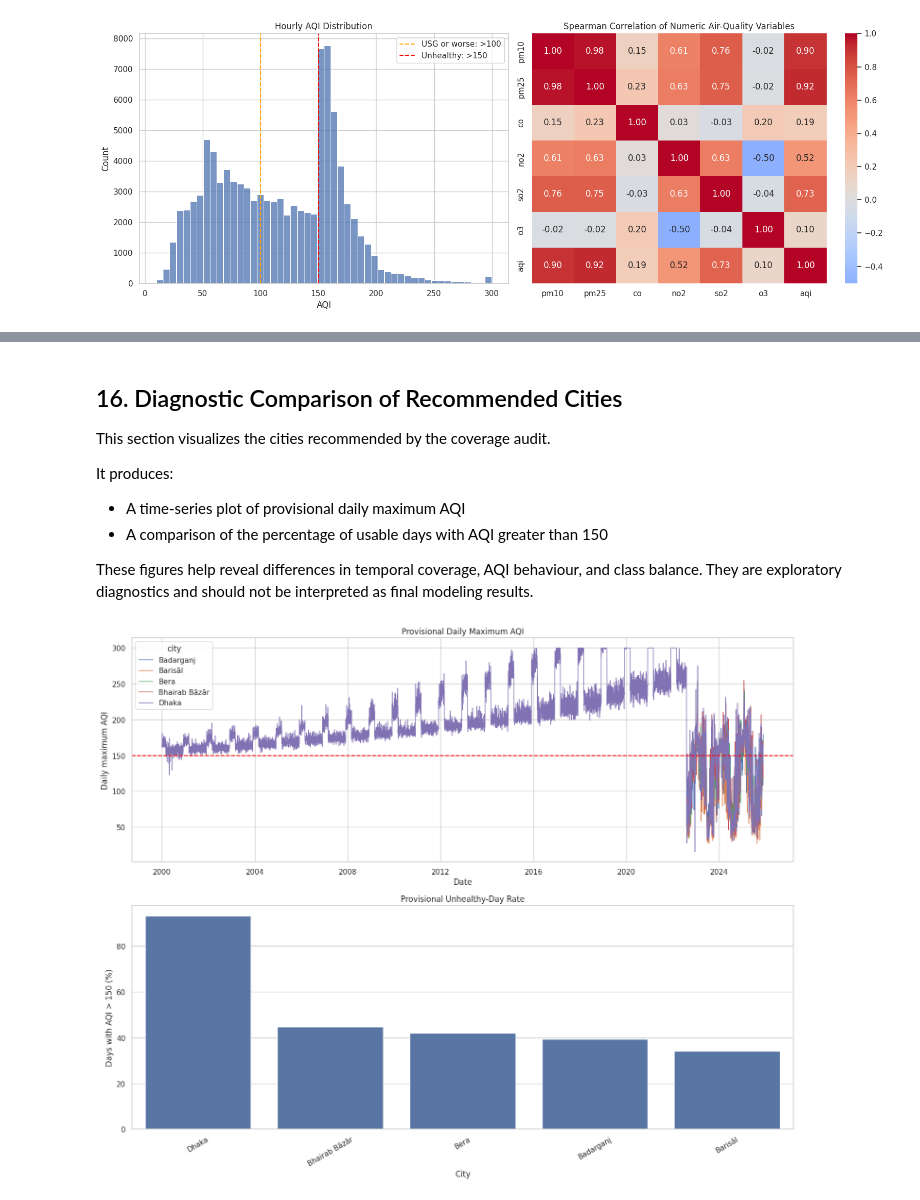
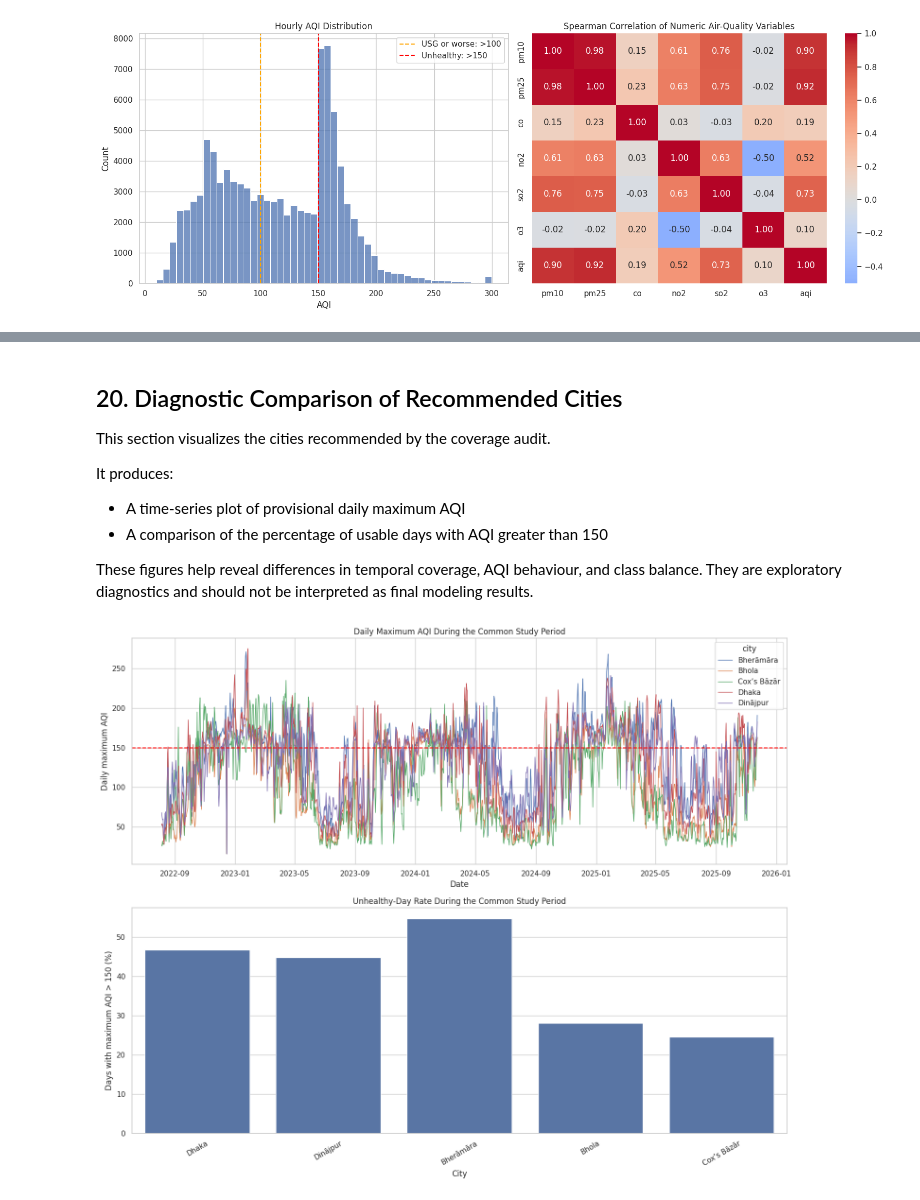
Before and after one commit to ArafUlHaque/cse437-air-quality-group-18, a Jupyter notebook: notebooks/01_data_audit_and_eda.ipynb, the cells around one changed output, grey strips where cells are left out. Saved outputs shown, nothing was run; the diff lists cells and outputs as text; code cells hidden in the pictures.

```diff
--- a/notebooks/01_data_audit_and_eda.ipynb
+++ b/notebooks/01_data_audit_and_eda.ipynb
@@ -602,11 +587,12 @@ coverage = (
     .reset_index()
 )
 
-coverage["span_days"] = (
-    (coverage["last_timestamp"] - coverage["first_timestamp"]).dt.total_seconds() / 86400
+coverage["span_hours"] = (
+    (coverage["last_timestamp"] - coverage["first_timestamp"]).dt.total_seconds() / 3600
 ) + 1
 
-coverage["expected_hours_in_span"] = coverage["span_days"] * 24
+coverage["expected_hours_in_span"] = coverage["span_hours"]
+coverage["span_days"] = coverage["span_hours"] / 24
 coverage["hourly_coverage_percent"] = (
     100 * coverage["unique_hours"] / coverage["expected_hours_in_span"]
 )
@@ -642,7 +628,7 @@ coverage = coverage.merge(daily_coverage, on="city", how="left")
 coverage = coverage.merge(aqi_completeness, on="city", how="left")
 coverage = coverage.sort_values("row_count", ascending=False).reset_index(drop=True)
 
-display(coverage.head(25))
+display(coverage.head(30))
 coverage.to_csv(AUDIT_DIR / "city_coverage_summary.csv", index=False)
 # %% [output]
 |  | city | row_count | unique_timestamps | unique_hours | first_timestamp | last_timestamp | observed_days | ... |
@@ -1206,5 +1588,5 @@ Last common date: 2025-11-23 00:00:00
 # %% [markdown]
-## 16. Diagnostic Comparison of Recommended Cities
+## 20. Diagnostic Comparison of Recommended Cities
 
 This section visualizes the cities recommended by the coverage audit.
 
@@ -1215,45 +1597,41 @@ It produces:
 
 These figures help reveal differences in temporal coverage, AQI behaviour, and class balance. They are exploratory diagnostics and should not be interpreted as final modeling results.
 # %%
-recommended_daily = usable_daily_diagnostic.loc[
-    usable_daily_diagnostic["city"].isin(recommended_cities)
-].copy()
-
-recommended_thresholds = threshold_summary.loc[
-    threshold_summary["city"].isin(recommended_cities)
-].copy()
-
 fig, axes = plt.subplots(2, 1, figsize=(15, 12))
 
 sns.lineplot(
-    data=recommended_daily,
+    data=common_daily,
     x="date",
-    y="daily_aqi",
+    y="daily_aqi_max",
     hue="city",
     linewidth=1,
     ax=axes[0],
 )
 
 axes[0].axhline(150, color="red", linestyle="--", label="Unhealthy threshold")
-axes[0].set_title("Provisional Daily Maximum AQI")
+axes[0].set_title("Daily Maximum AQI During the Common Study Period")
 axes[0].set_xlabel("Date")
 axes[0].set_ylabel("Daily maximum AQI")
 
 sns.barplot(
-    data=recommended_thresholds,
+    data=aggregation_balance,
     x="city",
-    y="unhealthy_rate_151_plus",
+    y="unhealthy_max_rate",
     ax=axes[1],
 )
 
-axes[1].set_title("Provisional Unhealthy-Day Rate")
+axes[1].set_title("Unhealthy-Day Rate During the Common Study Period")
 axes[1].set_xlabel("City")
-axes[1].set_ylabel("Days with AQI > 150 (%)")
+axes[1].set_ylabel("Days with maximum AQI > 150 (%)")
 axes[1].tick_params(axis="x", rotation=30)
 
 plt.tight_layout()
-plt.savefig(FIGURES_DIR / "04_recommended_city_diagnostics.png", dpi=300, bbox_inches="tight")
+plt.savefig(
+    FIGURES_DIR / "04_final_city_common_period_diagnostics.png",
+    dpi=300,
+    bbox_inches="tight",
+)
 plt.show()
 # %% [output]
-[figure, old version]
+[figure, new version]
 # %% [markdown]
```
Also changed, not shown: parts of 23 cells of this notebook.
